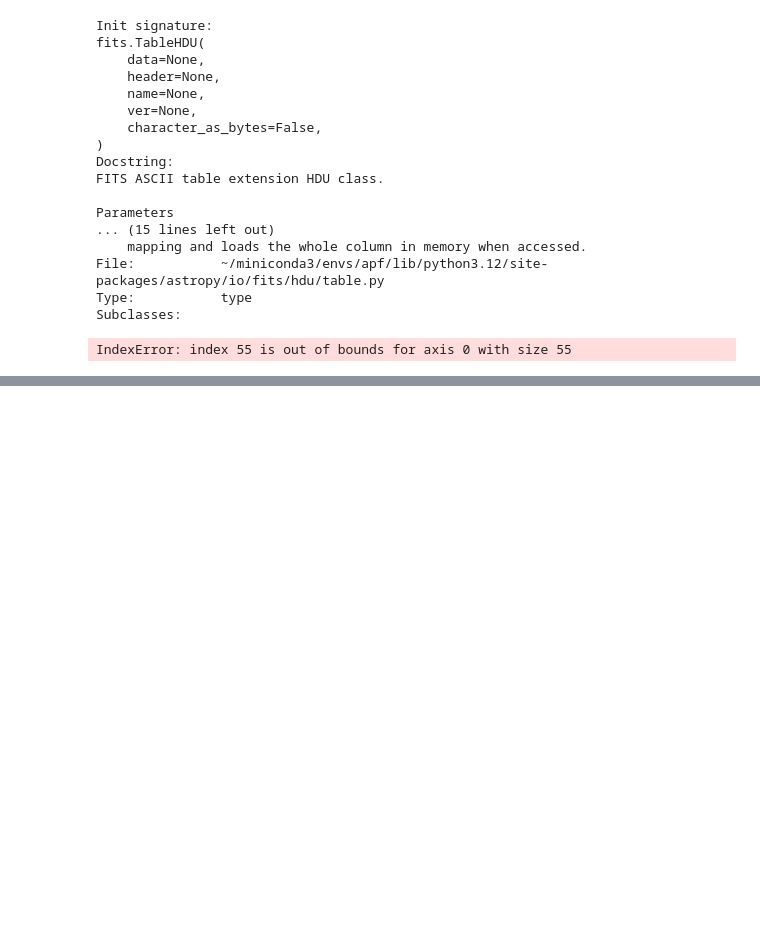
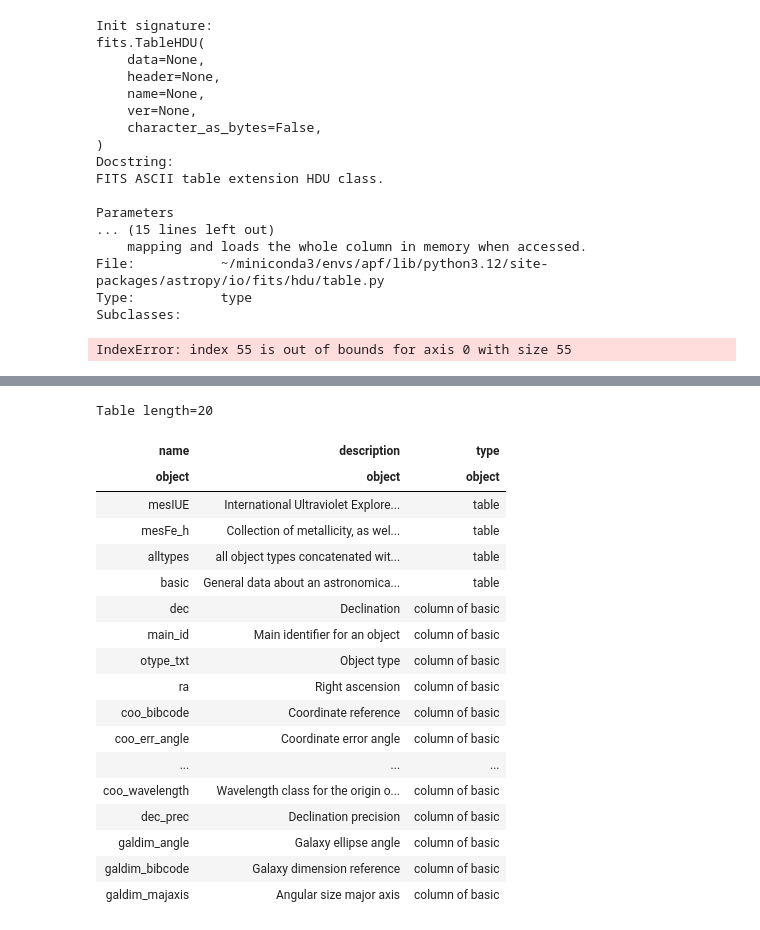
Before and after one commit to skleiman27/pyodineAPF, a Jupyter notebook: pyodine_tut2.ipynb, the cells around one changed output, grey strips where cells are left out. Saved outputs shown, nothing was run; the diff lists cells and outputs as text; code cells hidden in the pictures; blank space fills up the shorter version.

```diff
--- a/pyodine_tut2.ipynb
+++ b/pyodine_tut2.ipynb
@@ -369,0 +398,22 @@ Table length=1
+# %%
+Simbad.list_votable_fields()[20:40]
+# %% [output]
+Table length=20
+| name | description | type |
+| object | object | object |
+| mesIUE | International Ultraviolet Explore... | table |
+| mesFe_h | Collection of metallicity, as wel... | table |
+| alltypes | all object types concatenated wit... | table |
+| basic | General data about an astronomica... | table |
+| dec | Declination | column of basic |
+| main_id | Main identifier for an object | column of basic |
+| otype_txt | Object type | column of basic |
+| ra | Right ascension | column of basic |
+| coo_bibcode | Coordinate reference | column of basic |
+| coo_err_angle | Coordinate error angle | column of basic |
+| ... | ... | ... |
+| coo_wavelength | Wavelength class for the origin o... | column of basic |
+| dec_prec | Declination precision | column of basic |
+| galdim_angle | Galaxy ellipse angle | column of basic |
+| galdim_bibcode | Galaxy dimension reference | column of basic |
+| galdim_majaxis | Angular size major axis | column of basic |
```
Also changed, not shown: parts of 7 cells of this notebook, 4 other files.
